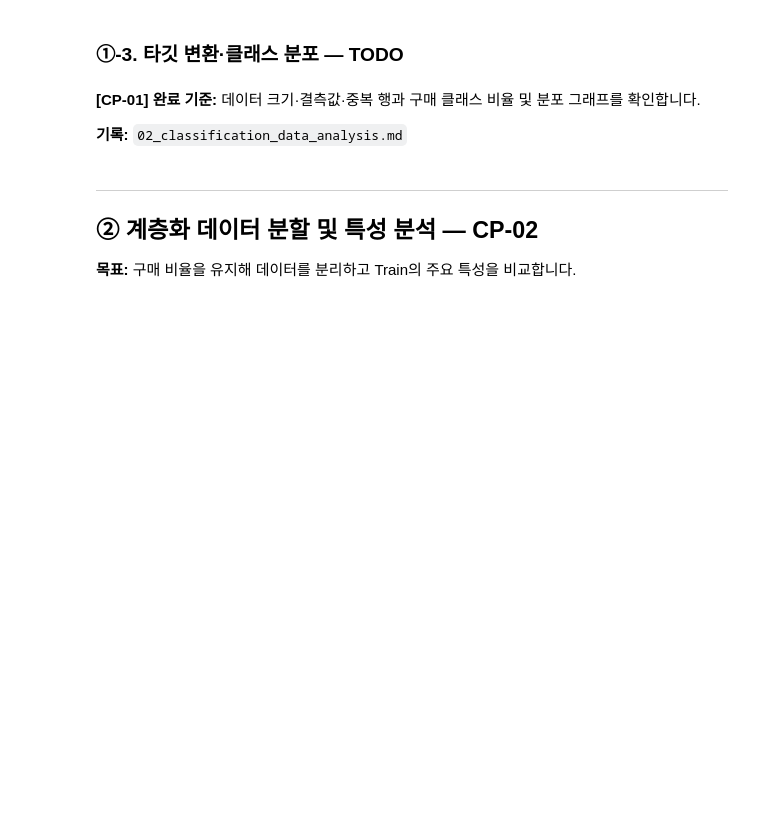
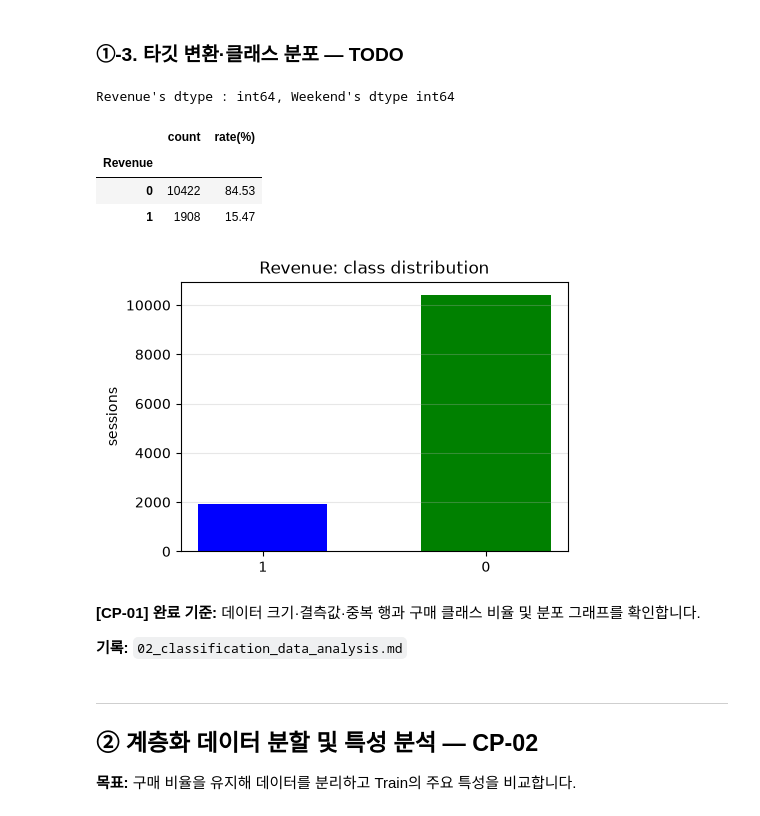
Before and after one commit to Kim-ms/ai-mini-projects, a Jupyter notebook: mini-project-01/code/02_classification_online_shopping.ipynb, the cells around one changed output. Drawn from its saved outputs; the diff is of its cells as text; code cells hidden in the pictures; blank space fills up the shorter version.

```diff
--- a/mini-project-01/code/02_classification_online_shopping.ipynb
+++ b/mini-project-01/code/02_classification_online_shopping.ipynb
@@ -76,28 +200,41 @@ plt.show()
 # %%
 # TODO 1-4. Revenue와 Weekend를 0/1 정수로 변환합니다.
 # 힌트: astype(int)
-...
+df["Revenue"] = df["Revenue"].astype(int)
+df["Weekend"] = df["Weekend"].astype(int)
 
-# TODO 1-5. Revenue의 클래스별 건수와 비율을 계산합니다.
-# 힌트: value_counts().sort_index(), value_counts(normalize=True)
-class_counts = ...
-class_rates = ...
-
-# [공통] 결과표와 그래프 틀
-class_summary = pd.DataFrame({
-    "count": class_counts,
-    "rate(%)": (class_rates * 100).round(2),
-})
-display(class_summary)
-
-plt.figure(figsize=(5, 3.5))
-# TODO 1-6. 구매·미구매 건수를 막대그래프로 시각화합니다.
-# 힌트: plt.bar([...], class_counts.values)
-...
-plt.ylabel("sessions")
-plt.title("Revenue: class distribution")
-plt.grid(axis="y", alpha=0.3)
-plt.show()
+print(f"Revenue's dtype : {df['Revenue'].dtypes}, Weekend's dtype {df['Weekend'].dtypes}")
+# %% [output]
+Revenue's dtype : int64, Weekend's dtype int64
+# %%
+# TODO 1-5. Revenue의 클래스별 건수와 비율을 계산합니다.
+# 힌트: value_counts().sort_index(), value_counts(normalize=True)
+class_counts = df["Revenue"].value_counts().sort_index()
+class_rates = df["Revenue"].value_counts(normalize=True)
+
+# [공통] 결과표와 그래프 틀
+class_summary = pd.DataFrame({
+    "count": class_counts,
+    "rate(%)": (class_rates * 100).round(2),
+})
+display(class_summary)
+# %% [output]
+|  | count | rate(%) |
+| Revenue |  |  |
+| 0 | 10422 | 84.53 |
+| 1 | 1908 | 15.47 |
+# %%
+plt.figure(figsize=(5, 3.5))
+# TODO 1-6. 구매·미구매 건수를 막대그래프로 시각화합니다.
+# 힌트: plt.bar([...], class_counts.values)
+plt.bar(class_rates, class_counts.values, color=['g', 'b'], width=0.4)
+plt.xticks(class_rates, df['Revenue'].unique())
+plt.ylabel("sessions")
+plt.title("Revenue: class distribution")
+plt.grid(axis="y", alpha=0.3)
+plt.show()
+# %% [output]
+[figure, added]
 # %% [markdown]
 **[CP-01] 완료 기준:** 데이터 크기·결측값·중복 행과 구매 클래스 비율 및 분포 그래프를 확인합니다.
 
```
Also changed, not shown: parts of 9 cells of this notebook, 3 other files.
